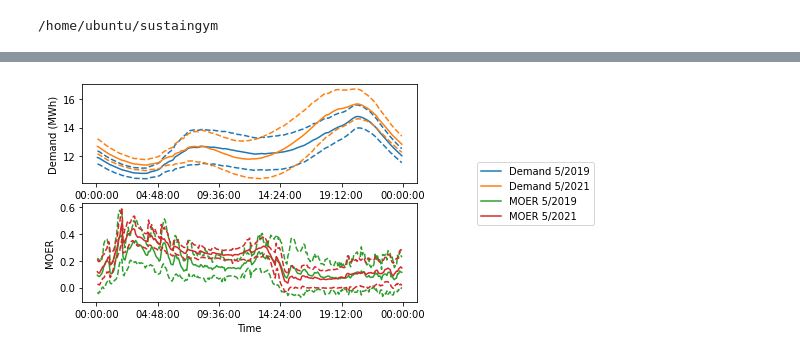
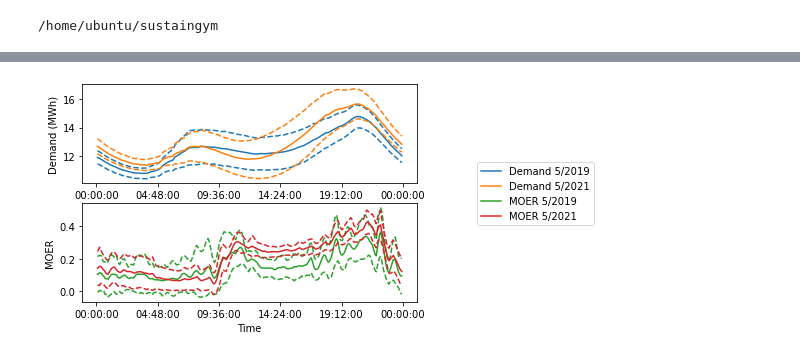
Before and after one commit to chrisyeh96/sustaingym, a Jupyter notebook: notebooks/data_plots.ipynb, the cells around one changed output, grey strips where cells are left out. Drawn from its saved outputs; the diff is of its cells as text; code cells hidden in the pictures.

```diff
--- a/notebooks/data_plots.ipynb
+++ b/notebooks/data_plots.ipynb
@@ -128,33 +115,16 @@ plt.show()
 """
 Generating distribution shift plots.
 """
-import sys
-sys.path.append('../')
 
-from typing import List
-
-import numpy as np
-import os
-import pandas as pd
-import gym
-from tqdm import tqdm
-import matplotlib.pyplot as plt
-import matplotlib.dates as mdates
-import datetime
-import matplotlib.ticker as plticker
-
-# color_cycle = plt.rcParams['axes.prop_cycle']()
 cmap = plt.get_cmap("tab10")
 
-fmt = mdates.DateFormatter('%H:%M:%S')
+df_load_19_5 = pd.read_csv(f'{data_path}/demand_data/CAISO-demand-2019-05.csv.gz', compression='gzip', index_col=0)
+# only month five is not in gzip format
+df_moer_19_5 = pd.read_csv(f'{data_path}/moer/SGIP_CAISO_SCE_2019-05.csv.gz', compression='gzip', index_col=0)
 
-df_load_19_5 = pd.read_csv('data/CAISO-demand-2019-05.csv.gz', index_col=0)
+df_load_21_5 = pd.read_csv(f'{data_path}/demand_data/CAISO-demand-2021-05.csv.gz', compression='gzip', index_col=0)
 # only month five is not in gzip format
-df_moer_19_5 = pd.read_csv('data/SGIP_CAISO_SCE_2019-05.csv')
-
-df_load_21_5 = pd.read_csv('data/CAISO-demand-2021-05.csv.gz', index_col=0)
-# only month five is not in gzip format
-df_moer_21_5 = pd.read_csv('data/SGIP_CAISO_SCE_2021-05.csv')
+df_moer_21_5 = pd.read_csv(f'{data_path}/moer/SGIP_CAISO_SCE_2021-05.csv.gz', compression='gzip', index_col=0)
 
 time_arr = df_load_19_5.columns[1:-1]
 time_arr = [t + ':00.0' for t in time_arr]
@@ -183,39 +153,39 @@ for i in range(len(timeArray)):
     avg_moer_21_5[i] = np.mean(df_moer_21_5.iloc[288+i::288, 1])
     std_moer_21_5[i] = np.std(df_moer_21_5.iloc[288+i::288, 1])
 
 fig, (ax1, ax2)  = plt.subplots(2)
 
 ax1.plot(timeArray, avg_load_19_5, label='Demand 5/2019', color=cmap(0))
-ax1.fill_between(timeArray, avg_load_19_5 + std_load_19_5, color=cmap(0), linestyle='dashed')
-ax1.fill_between(timeArray, avg_load_19_5 - std_load_19_5, color=cmap(0), linestyle='dashed')
+ax1.plot(timeArray, avg_load_19_5 + std_load_19_5, color=cmap(0), linestyle='dashed')
+ax1.plot(timeArray, avg_load_19_5 - std_load_19_5, color=cmap(0), linestyle='dashed')
 
 ax1.plot(timeArray, avg_load_21_5, label='Demand 5/2021', color=cmap(1))
-ax1.fill_between(timeArray, avg_load_21_5 + std_load_21_5, color=cmap(1),linestyle='dashed')
-ax1.fill_between(timeArray, avg_load_21_5 - std_load_21_5, color=cmap(1), linestyle='dashed')
+ax1.plot(timeArray, avg_load_21_5 + std_load_21_5, color=cmap(1),linestyle='dashed')
+ax1.plot(timeArray, avg_load_21_5 - std_load_21_5, color=cmap(1), linestyle='dashed')
 
 ax2.plot(timeArray, avg_moer_19_5, label='MOER 5/2019', color=cmap(2))
-ax2.fill_between(timeArray, avg_moer_19_5 + std_moer_19_5, color=cmap(2), linestyle='dashed')
-ax2.fill_between(timeArray, avg_moer_19_5 - std_moer_19_5, color=cmap(2), linestyle='dashed')
+ax2.plot(timeArray, avg_moer_19_5 + std_moer_19_5, color=cmap(2), linestyle='dashed')
+ax2.plot(timeArray, avg_moer_19_5 - std_moer_19_5, color=cmap(2), linestyle='dashed')
 
 ax2.plot(timeArray, avg_moer_21_5, label='MOER 5/2021', color=cmap(3))
-ax2.fill_between(timeArray, avg_moer_21_5 + std_moer_21_5, color=cmap(3), linestyle='dashed')
-ax2.fill_between(timeArray, avg_moer_21_5 - std_moer_21_5, color=cmap(3), linestyle='dashed')
+ax2.plot(timeArray, avg_moer_21_5 + std_moer_21_5, color=cmap(3), linestyle='dashed')
+ax2.plot(timeArray, avg_moer_21_5 - std_moer_21_5, color=cmap(3), linestyle='dashed')
 
 ax1.set_ylabel('Demand (MWh)')
 ax2.set_ylabel('MOER')
 
 ax2.set_xlabel('Time')
 
 lines_labels = [ax.get_legend_handles_labels() for ax in fig.axes]
 lines, labels = [sum(lol, []) for lol in zip(*lines_labels)]
 
 ax1.xaxis.set_major_formatter(fmt)
 ax2.xaxis.set_major_formatter(fmt)
 loc = plticker.MultipleLocator(base=0.2) # this locator puts ticks at regular intervals
 ax1.xaxis.set_major_locator(loc)
 ax2.xaxis.set_major_locator(loc)
 
 fig.legend(lines, labels, bbox_to_anchor=(1.04,0.5), loc="center left", borderaxespad=0)
 plt.show()
 # %% [output]
-[figure, old version]
+[figure, new version]
```
Also changed, not shown: parts of 4 cells of this notebook, 4 other files.
